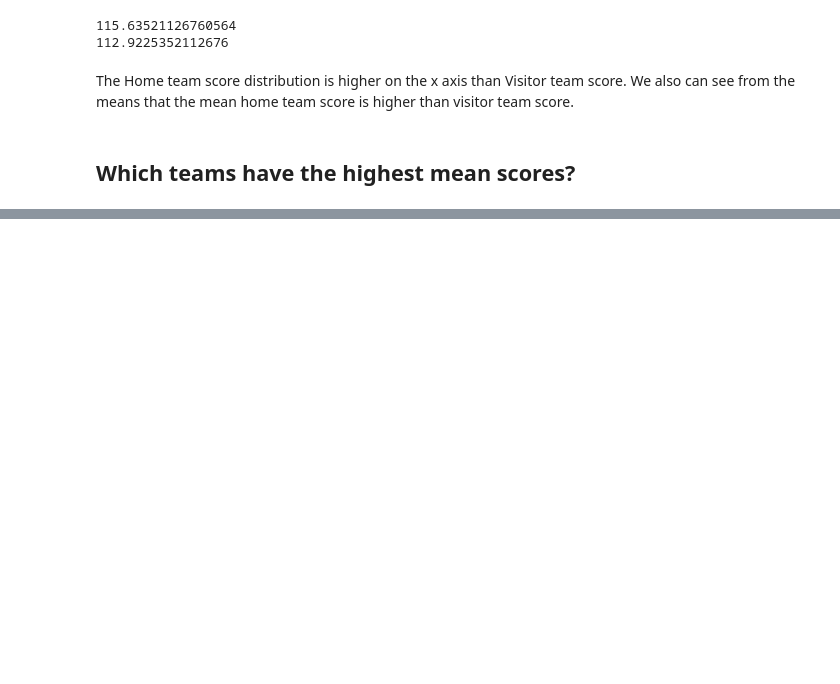
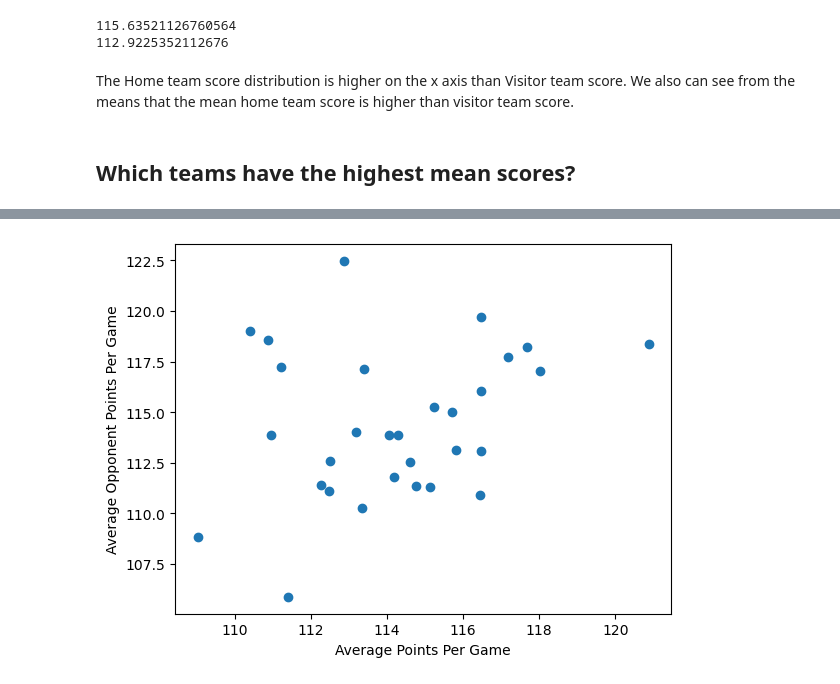
Before and after one commit to dlesueur/386Project, a Jupyter notebook: EDA.ipynb, the cells around one changed output, grey strips where cells are left out. Saved outputs shown, nothing was run; the diff lists cells and outputs as text; code cells hidden in the pictures; blank space fills up the shorter version.

```diff
--- a/EDA.ipynb
+++ b/EDA.ipynb
@@ -36,0 +145,7 @@ The Home team score distribution is higher on the x axis than Visitor team score
+# %%
+plt.scatter(team_stats['average_points'], team_stats['opponent_avg_points'])
+plt.xlabel('Average Points Per Game')
+plt.ylabel('Average Opponent Points Per Game')
+plt.show()
+# %% [output]
+[figure, added]
```
Also changed, not shown: parts of 12 cells of this notebook.
